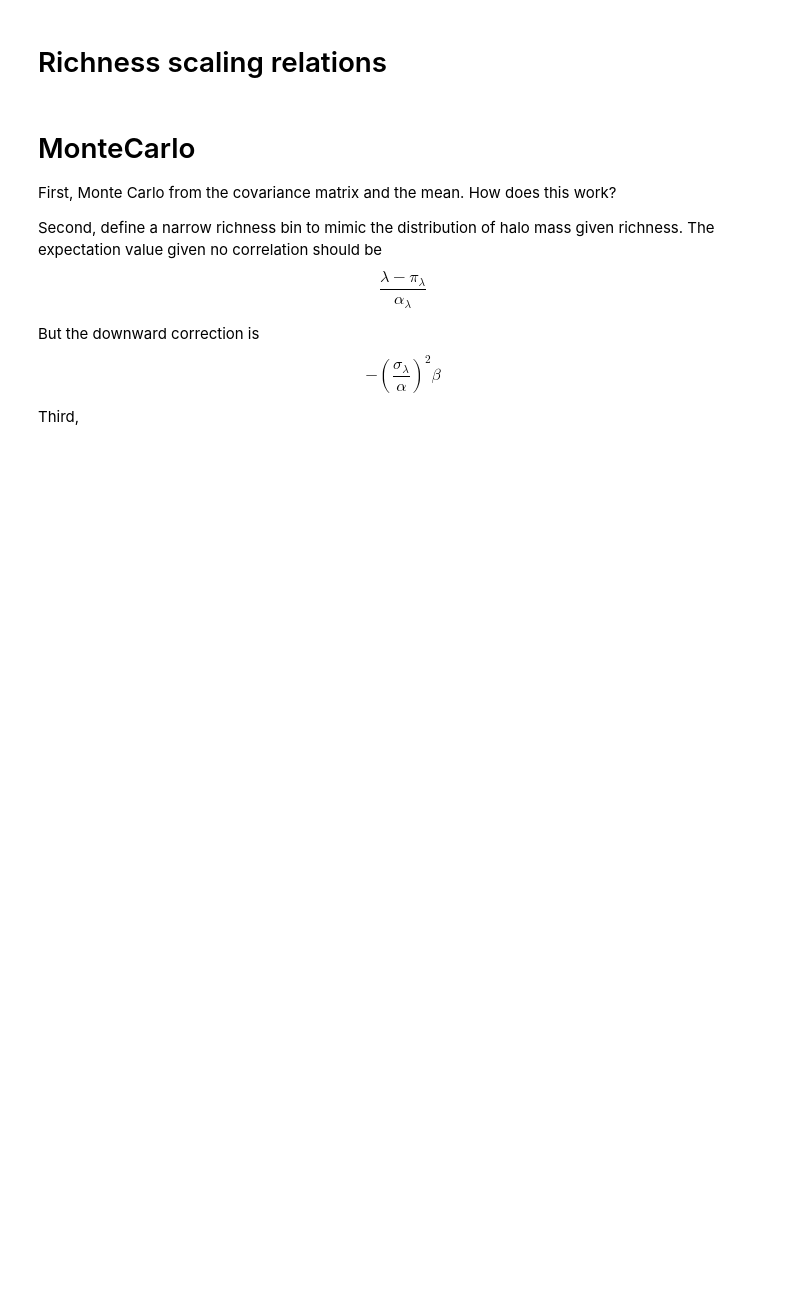
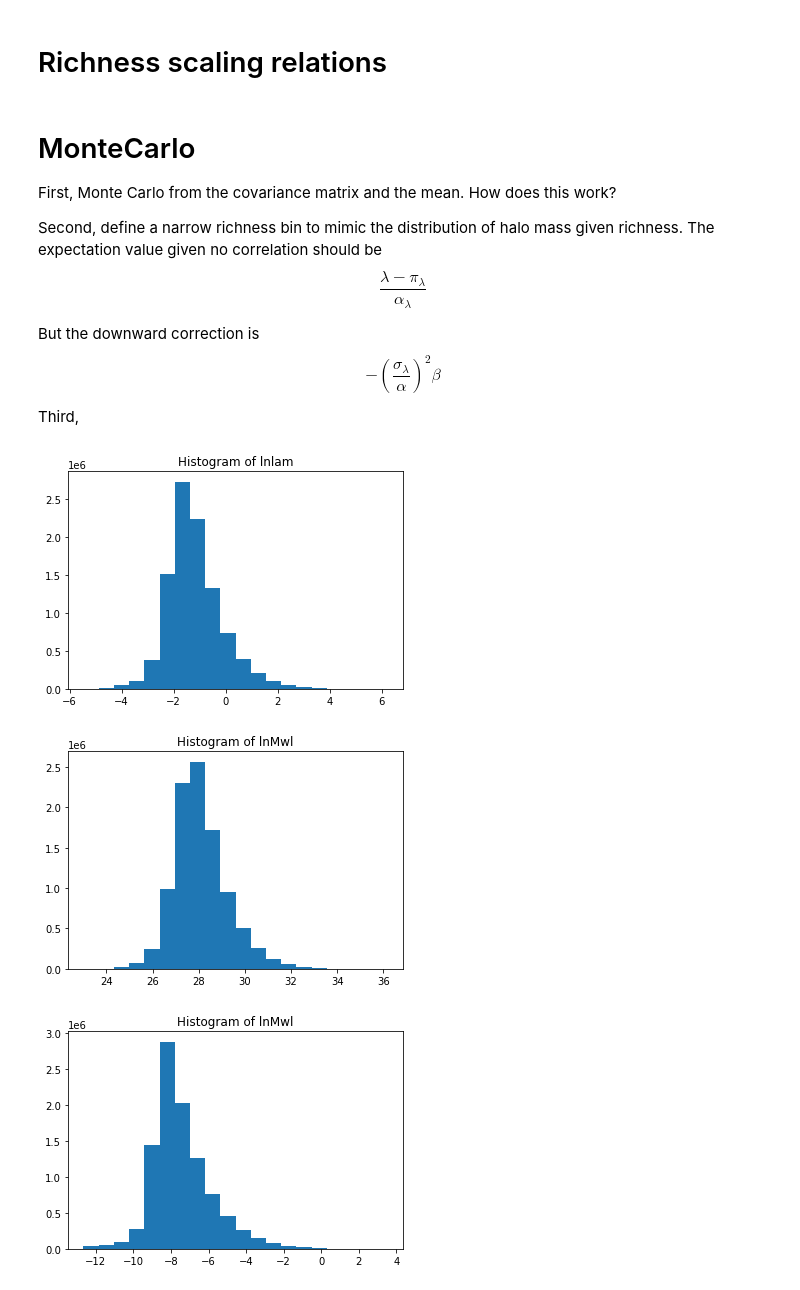
Before and after one commit to zchvsre/des_spt_selection, a Jupyter notebook: heidicode/three_variable_monte_carlo_integral.ipynb, the cells around one changed output. Saved outputs shown, nothing was run; the diff lists cells and outputs as text; code cells hidden in the pictures; blank space fills up the shorter version.

```diff
--- a/heidicode/three_variable_monte_carlo_integral.ipynb
+++ b/heidicode/three_variable_monte_carlo_integral.ipynb
@@ -47,14 +51,18 @@ color_list = ['r', 'g', 'b', 'y', 'c', 'm', 'k', 'tab:cyan', "gold"]
 # %%
 from monte_carlo_observable import MonteCarloObservables
 
 mco = MonteCarloObservables(nh,
-                            0.5,
+                            0,
                             np.log(mf.mass),
                             lnlam_mean=lnlam_mean,
                             lnSZ_mean=lnSZ_mean,
                             lnMwl_mean=lnMwl_mean,
                             scatter_lam=scatter_lam,
                             scatter_Mwl=scatter_Mwl,
                             scatter_SZ=scatter_SZ,
                             mf_slope_interp=mf.beta)
 NBINS = 1
+# %% [output]
+[figure, added]
+[figure, added]
+[figure, added]
```
Also changed, not shown: parts of 33 cells of this notebook.
